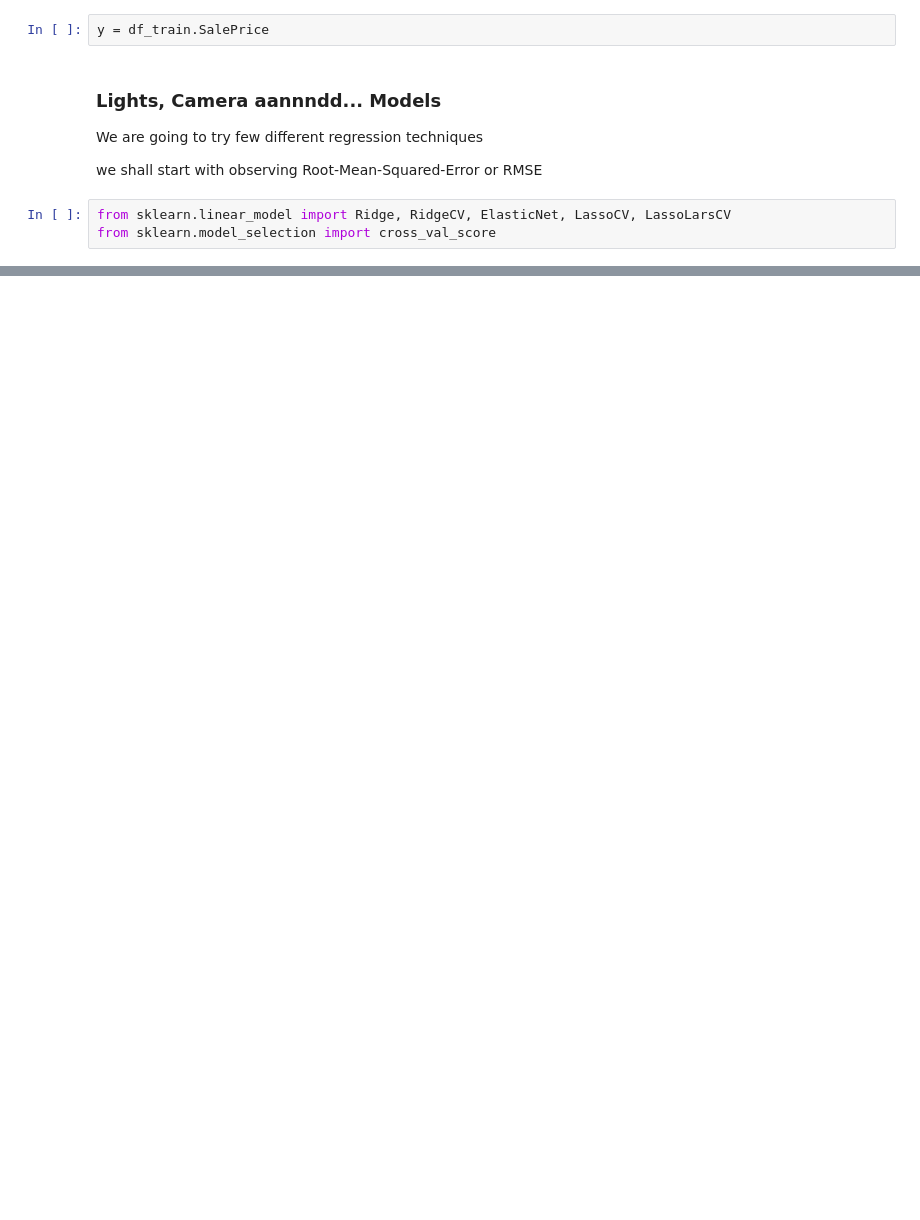
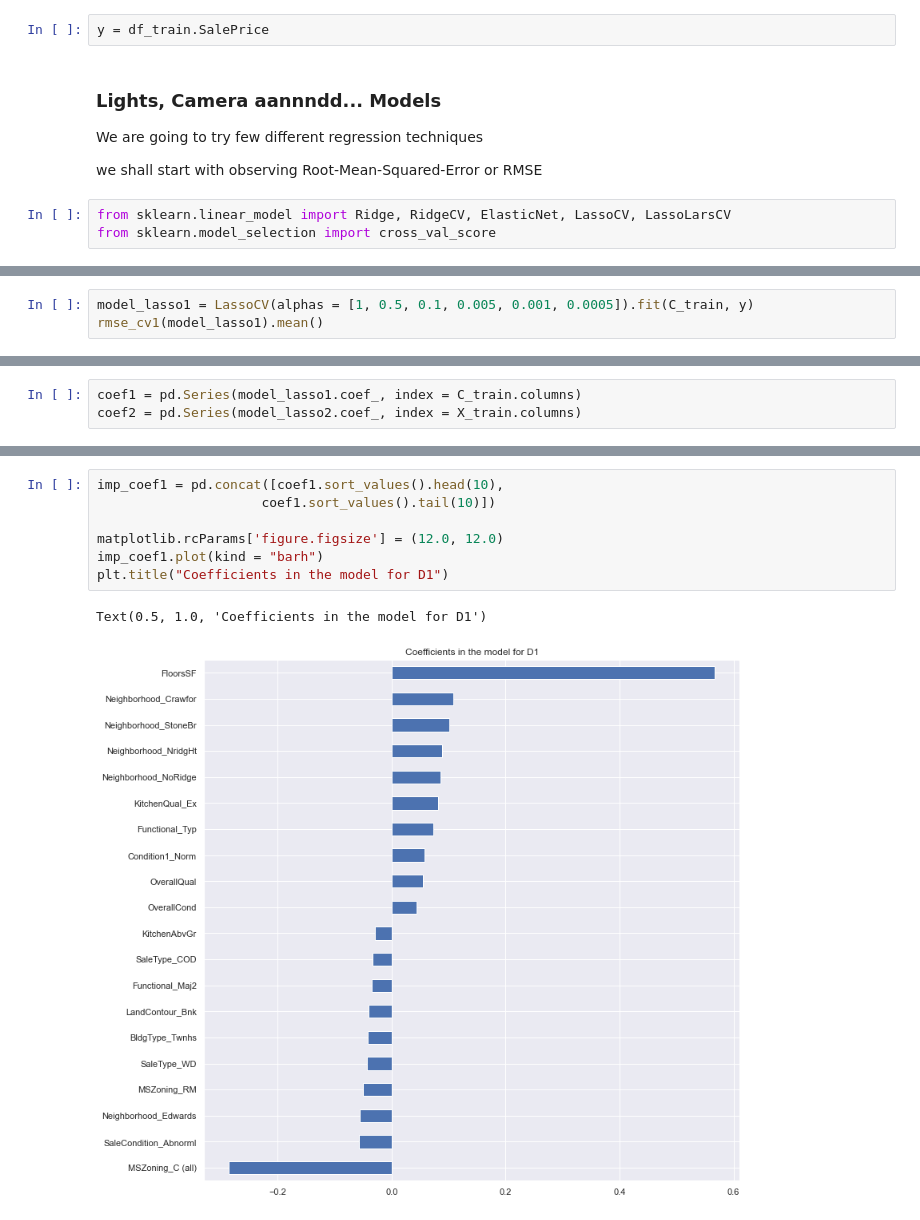
Before and after one commit to Ak-Gautam/Regularised_L_M, a Jupyter notebook: RLM.ipynb, the cells around one changed output, grey strips where cells are left out. Drawn from its saved outputs; the diff is of its cells as text; blank space fills up the shorter version.

Commit message:
Lasso

```diff
--- a/RLM.ipynb
+++ b/RLM.ipynb
@@ -523,0 +540,3 @@ Text(0, 0.5, 'rmse')
+# %%
+model_lasso1 = LassoCV(alphas = [1, 0.5, 0.1, 0.005, 0.001, 0.0005]).fit(C_train, y)
+rmse_cv1(model_lasso1).mean()
@@ -523,0 +555,3 @@ Text(0, 0.5, 'rmse')
+# %%
+coef1 = pd.Series(model_lasso1.coef_, index = C_train.columns)
+coef2 = pd.Series(model_lasso2.coef_, index = X_train.columns)
@@ -523,0 +565,10 @@ Text(0, 0.5, 'rmse')
+# %%
+imp_coef1 = pd.concat([coef1.sort_values().head(10),
+                     coef1.sort_values().tail(10)])
+
+matplotlib.rcParams['figure.figsize'] = (12.0, 12.0)
+imp_coef1.plot(kind = "barh")
+plt.title("Coefficients in the model for D1")
+# %% [output]
+Text(0.5, 1.0, 'Coefficients in the model for D1')
+[figure, added]
```
Also changed, not shown: parts of 28 cells of this notebook.
